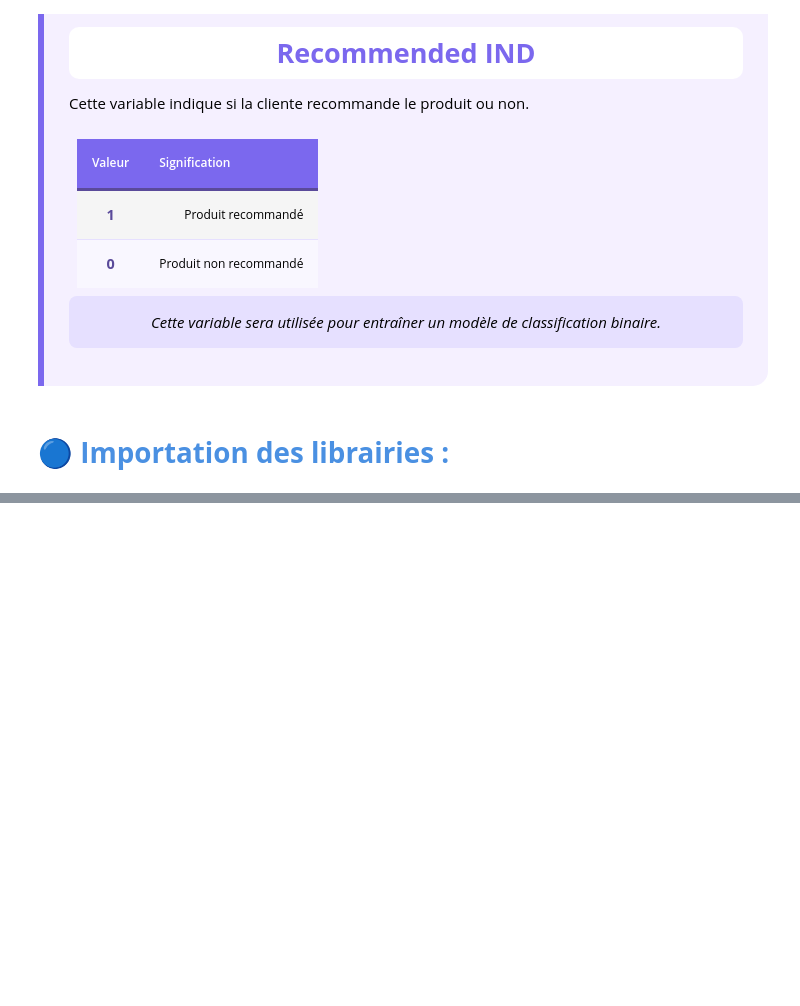
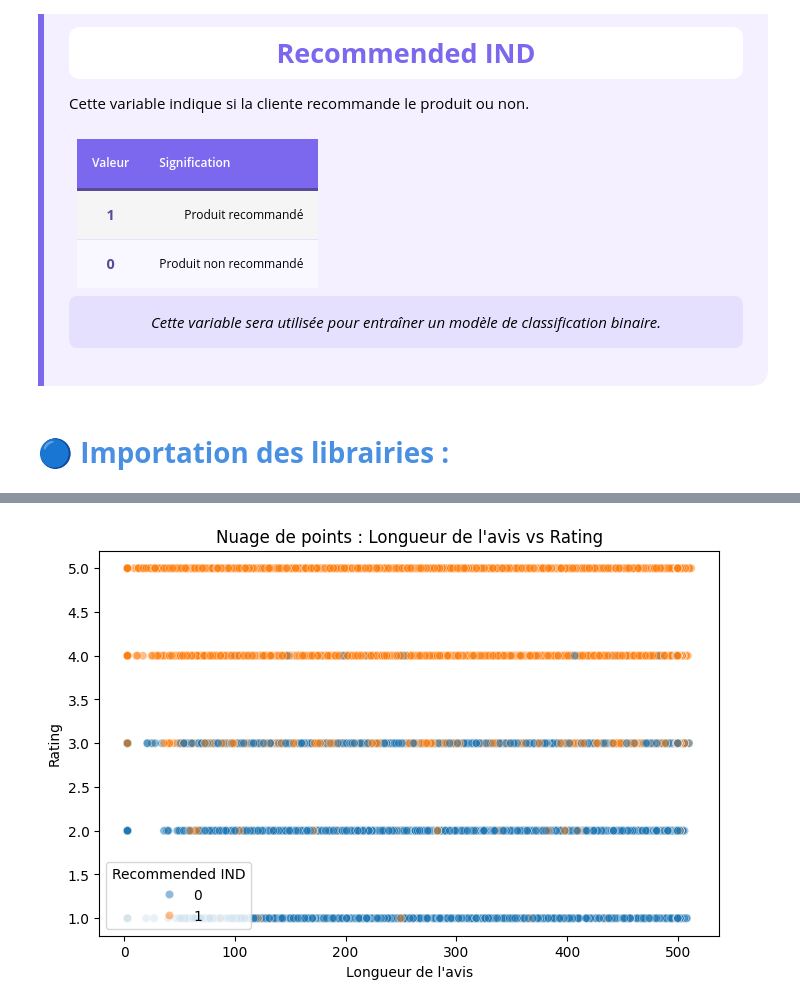
Before and after one commit to BenWafae/womens-ecommerce-product-success, a Jupyter notebook: notebooks/ecommerce_project.ipynb, the cells around one changed output, grey strips where cells are left out. Cells and saved outputs as stored; diff of their text form; code cells hidden in the pictures; blank space fills up the shorter version.

```diff
--- a/notebooks/ecommerce_project.ipynb
+++ b/notebooks/ecommerce_project.ipynb
@@ -377,0 +505,3 @@ warnings.filterwarnings("ignore")
+# %%
+# longueur de chaque avis
+df["review_length"] = df["Review Text"].astype(str).apply(len)
@@ -377,0 +515,10 @@ warnings.filterwarnings("ignore")
+# %%
+# Longueur de l’avis vs Rating
+plt.figure(figsize=(8,5))
+sns.scatterplot( x="review_length", y="Rating", data=df, hue="Recommended IND", alpha=0.5)
+plt.title("Nuage de points : Longueur de l'avis vs Rating")
+plt.xlabel("Longueur de l'avis")
+plt.ylabel("Rating")
+plt.show()
+# %% [output]
+[figure, added]
```
Also changed, not shown: parts of 37 cells of this notebook.
